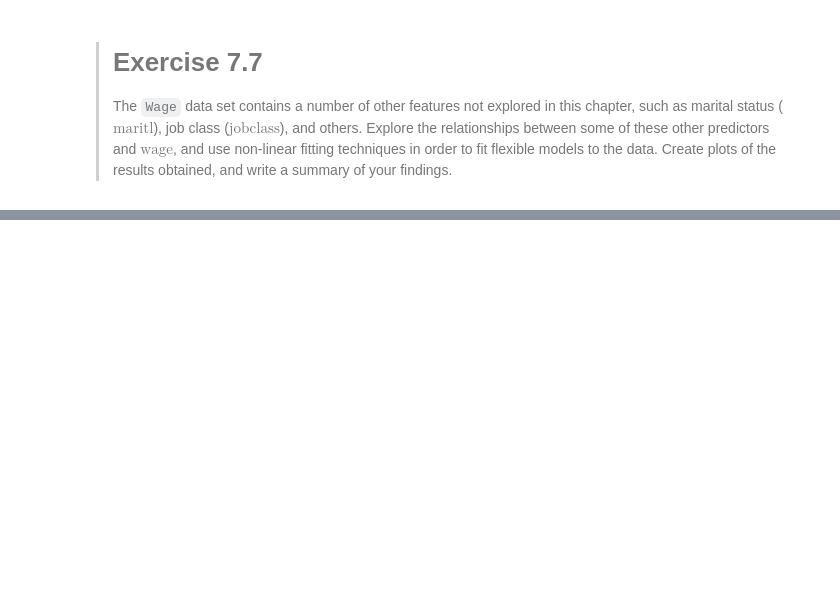
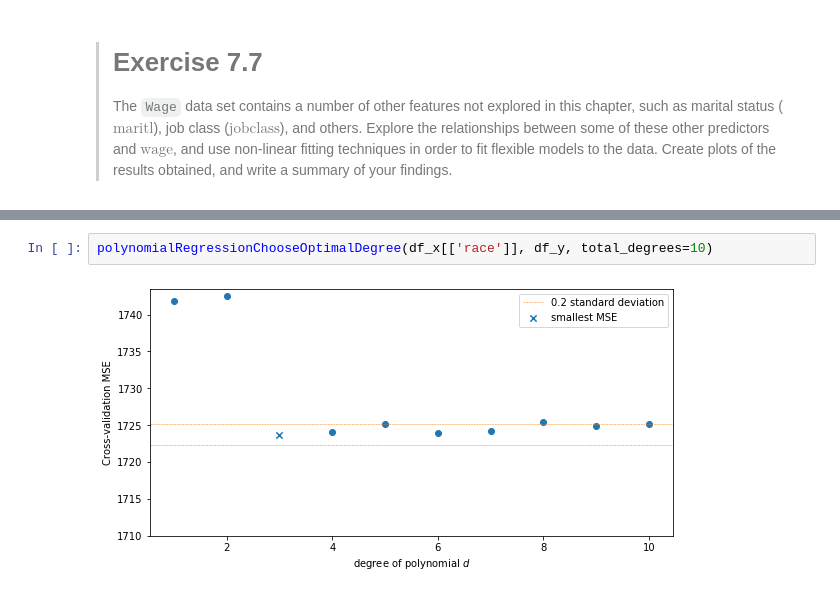
Before and after one commit to HerrBroekman/Python-solutions-for-An-Introduction-to-Statistical-Learning, a Jupyter notebook: Chapter7/Exercise07/7_7.ipynb, the cells around one changed output, grey strips where cells are left out. Drawn from its saved outputs; the diff is of its cells as text; blank space fills up the shorter version.

```diff
--- a/Chapter7/Exercise07/7_7.ipynb
+++ b/Chapter7/Exercise07/7_7.ipynb
@@ -24,0 +103,4 @@ df.head()
+# %%
+polynomialRegressionChooseOptimalDegree(df_x[['race']], df_y, total_degrees=10)
+# %% [output]
+[figure, added]
```
Also changed, not shown: parts of 15 cells of this notebook.
